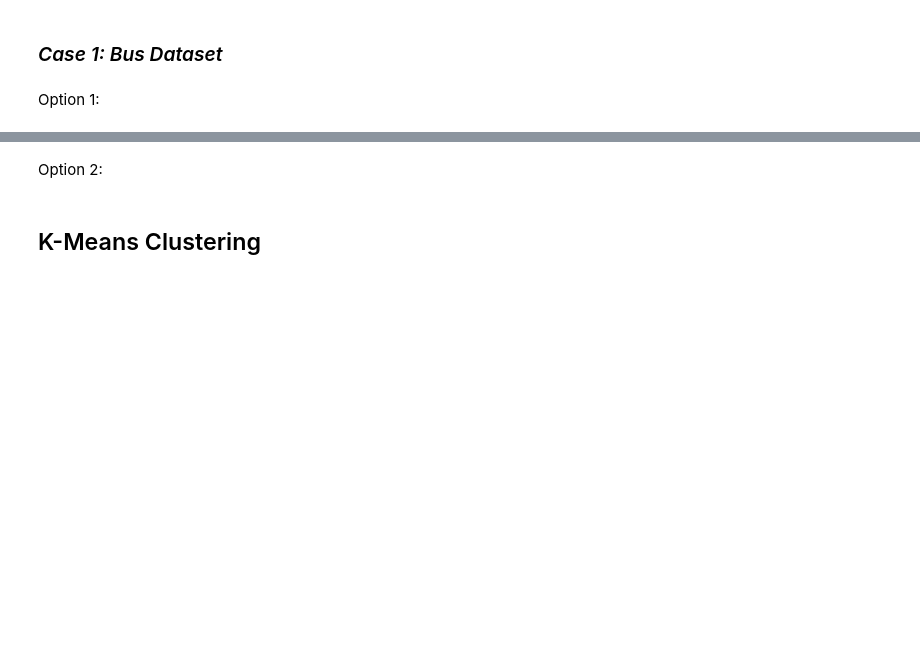
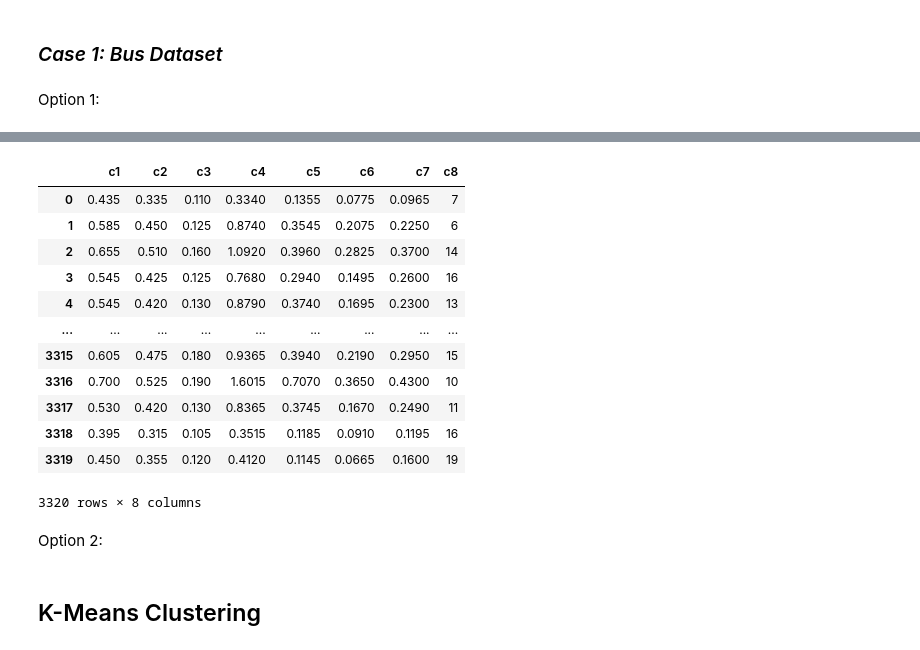
Before and after one commit to WilliamShengYangHuang/AALU_Coding, a Jupyter notebook: K_Means_basic_v2.ipynb, the cells around one changed output, grey strips where cells are left out. Cells and saved outputs as stored; diff of their text form; code cells hidden in the pictures; blank space fills up the shorter version.

```diff
--- a/K_Means_basic_v2.ipynb
+++ b/K_Means_basic_v2.ipynb
@@ -30,4 +40,18 @@ Mounted at /content/drive
 # %%
-# Read sata
+# Read csv from Drive
 df = pd.read_csv(PATH)
-df.describe()
+df
+# %% [output]
+|  | c1 | c2 | c3 | c4 | c5 | c6 | c7 | c8 |
+| 0 | 0.435 | 0.335 | 0.110 | 0.3340 | 0.1355 | 0.0775 | 0.0965 | 7 |
+| 1 | 0.585 | 0.450 | 0.125 | 0.8740 | 0.3545 | 0.2075 | 0.2250 | 6 |
+| 2 | 0.655 | 0.510 | 0.160 | 1.0920 | 0.3960 | 0.2825 | 0.3700 | 14 |
+| 3 | 0.545 | 0.425 | 0.125 | 0.7680 | 0.2940 | 0.1495 | 0.2600 | 16 |
+| 4 | 0.545 | 0.420 | 0.130 | 0.8790 | 0.3740 | 0.1695 | 0.2300 | 13 |
+| ... | ... | ... | ... | ... | ... | ... | ... | ... |
+| 3315 | 0.605 | 0.475 | 0.180 | 0.9365 | 0.3940 | 0.2190 | 0.2950 | 15 |
+| 3316 | 0.700 | 0.525 | 0.190 | 1.6015 | 0.7070 | 0.3650 | 0.4300 | 10 |
+| 3317 | 0.530 | 0.420 | 0.130 | 0.8365 | 0.3745 | 0.1670 | 0.2490 | 11 |
+| 3318 | 0.395 | 0.315 | 0.105 | 0.3515 | 0.1185 | 0.0910 | 0.1195 | 16 |
+| 3319 | 0.450 | 0.355 | 0.120 | 0.4120 | 0.1145 | 0.0665 | 0.1600 | 19 |
+3320 rows × 8 columns
```
Also changed, not shown: parts of 16 cells of this notebook.
